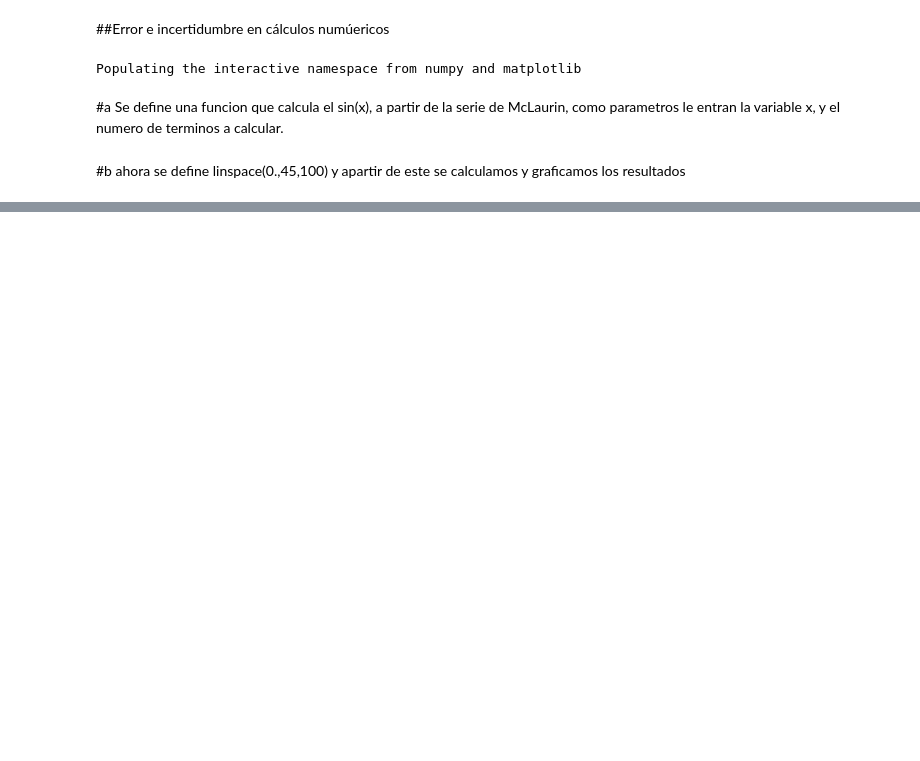
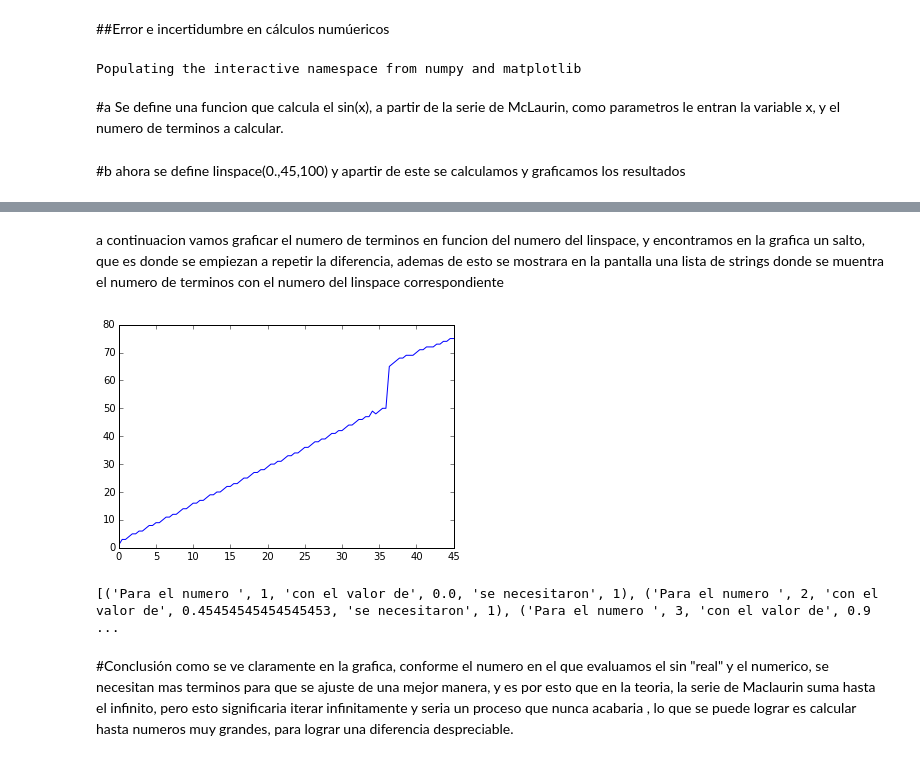
Before and after one commit to juannnesss/MC, a Jupyter notebook: Tareas/HW3/numsin.ipynb, the cells around one changed output, grey strips where cells are left out. Drawn from its saved outputs; the diff is of its cells as text; code cells hidden in the pictures; blank space fills up the shorter version.

```diff
--- a/Tareas/HW3/numsin.ipynb
+++ b/Tareas/HW3/numsin.ipynb
@@ -81,10 +36,0 @@ como vemos la funcion nos muestra que la diferencia entre las funciones empezo a
-# %%
-D=np.linspace(0.,25,1000)#se define el nuevo intervalo de puntos que se usaran para evaluar todo
-senMC, s=subplots(1, 1, figsize=(10, 7))
-s.set_xlim(0, 20)
-s.set_ylim(-2, 2)
-numsin=vectorize(numsin)
-#se hacen iteracion pintando cambiando el orden segun varia i
-for i in range(2, 100):
-    s.plot(D, numsin(D, i))
-s.plot(D, sin(D))
@@ -138,0 +40,40 @@ al cambiar el intervalo y el numero de puntos a comparar, el calculo es mucho ma
+# %%
+numD=[] #lista donde se encuentran cada uno de los numeros para los cuales se hizo el calculo de terminos
+term=[] #numero de terminos de la serie de MacLaurin que se requirieron para que se cumpliera la condicion
+for i in range(0,len(D)):#recorro los numeros del linspace
+    parar=False
+    n=1
+    #print i
+    while(parar==False):#para ir aumentando el numero de terminos si se requiere
+        p=abs(sin(D[i])-numsin(D[i],n))
+        #print n
+        #print p
+        if(p<0.01):#condicion del enunciado
+            numD.append(D[i])
+            term.append(n)
+            parar=True
+        if (p==abs(sin(D[i])-numsin(D[i],(n+20)))):#solucion al problema, mira si se estan repitiendo los resultados
+            parar=True
+            numD.append(D[i])
+            term.append(n)
+
+        n+=1
+# %% [markdown]
+a continuacion vamos graficar el numero de terminos en funcion del numero del linspace, y encontramos en la grafica un salto, que es donde se empiezan a repetir la diferencia, ademas de esto se mostrara en la pantalla una lista de strings donde se muentra el numero de terminos con el numero del linspace correspondiente
+# %%
+plt.plot(numD,term)
+plt.show()
+rta=[]
+aa=2
+for i in range(0,100):
+    x="Para el numero ",i+1,"con el valor de", D[i],"se necesitaron", term[i]
+    rta.append(x)
+
+
+print rta
+# %% [output]
+[figure, added]
+[('Para el numero ', 1, 'con el valor de', 0.0, 'se necesitaron', 1), ('Para el numero ', 2, 'con el valor de', 0.45454545454545453, 'se necesitaron', 1), ('Para el numero ', 3, 'con el valor de', 0.9 ...
+# %% [markdown]
+#Conclusión
+como se ve claramente en la grafica, conforme el numero en el que evaluamos el sin "real" y el numerico, se necesitan mas terminos para que se ajuste de una mejor manera, y es por esto que en la teoria, la serie de Maclaurin suma hasta el infinito, pero esto significaria iterar infinitamente y seria un proceso que nunca acabaria , lo que se puede lograr es calcular hasta numeros muy grandes, para lograr una diferencia despreciable.
```
Also changed, not shown: parts of 12 cells of this notebook.
